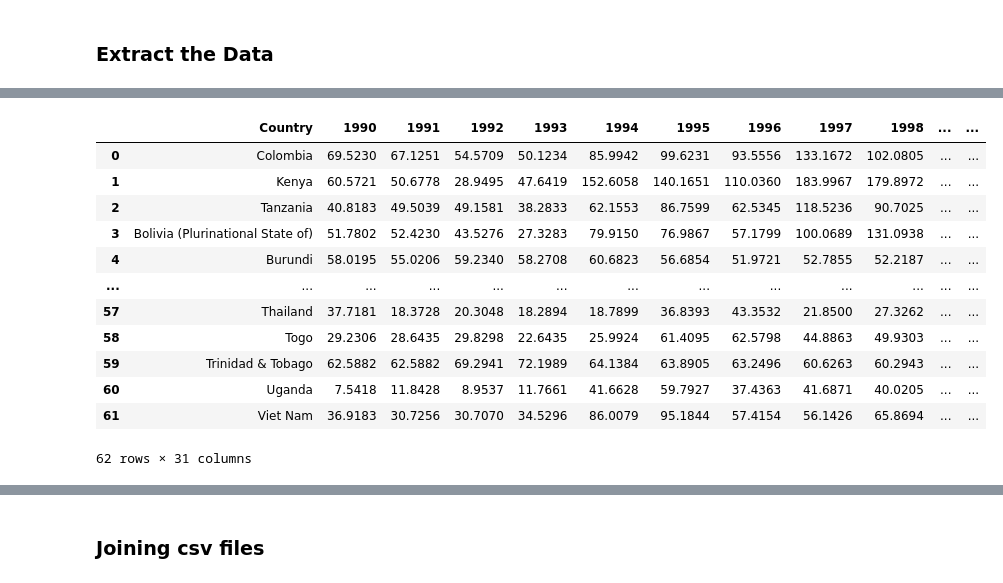
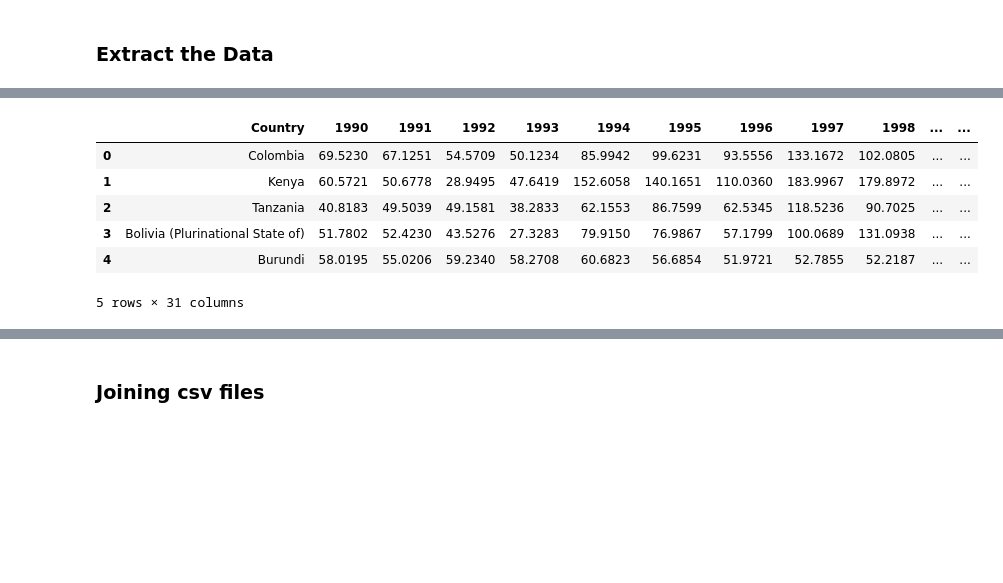
Before and after one commit to SandraBotica/Project-3, a Jupyter notebook: coffee_data.ipynb, the cells around one changed output, grey strips where cells are left out. Cells and saved outputs as stored; diff of their text form; code cells hidden in the pictures; blank space fills up the shorter version.

```diff
--- a/coffee_data.ipynb
+++ b/coffee_data.ipynb
@@ -96,22 +51,16 @@ exports_df.to_csv(("Resources/exports.csv"))
 # %%
 # Read the 'Prices paid to growers in exporting countries' data into a Pandas DataFrame
 prices_paid_to_growers_df = pd.read_excel(r'cleaned_resources/Prices_paid_to_growers.xlsx', engine='openpyxl')
 prices_paid_to_growers_df = prices_paid_to_growers_df.drop(labels=[62,63,64,65,66,67], axis =0)
-prices_paid_to_growers_df
+prices_paid_to_growers_df.head()
 # %% [output]
 |  | Country | 1990 | 1991 | 1992 | 1993 | 1994 | 1995 | 1996 | 1997 | 1998 | ... | ... |
 | 0 | Colombia | 69.5230 | 67.1251 | 54.5709 | 50.1234 | 85.9942 | 99.6231 | 93.5556 | 133.1672 | 102.0805 | ... | ... |
 | 1 | Kenya | 60.5721 | 50.6778 | 28.9495 | 47.6419 | 152.6058 | 140.1651 | 110.0360 | 183.9967 | 179.8972 | ... | ... |
 | 2 | Tanzania | 40.8183 | 49.5039 | 49.1581 | 38.2833 | 62.1553 | 86.7599 | 62.5345 | 118.5236 | 90.7025 | ... | ... |
 | 3 | Bolivia (Plurinational State of) | 51.7802 | 52.4230 | 43.5276 | 27.3283 | 79.9150 | 76.9867 | 57.1799 | 100.0689 | 131.0938 | ... | ... |
 | 4 | Burundi | 58.0195 | 55.0206 | 59.2340 | 58.2708 | 60.6823 | 56.6854 | 51.9721 | 52.7855 | 52.2187 | ... | ... |
-| ... | ... | ... | ... | ... | ... | ... | ... | ... | ... | ... | ... | ... |
-| 57 | Thailand | 37.7181 | 18.3728 | 20.3048 | 18.2894 | 18.7899 | 36.8393 | 43.3532 | 21.8500 | 27.3262 | ... | ... |
-| 58 | Togo | 29.2306 | 28.6435 | 29.8298 | 22.6435 | 25.9924 | 61.4095 | 62.5798 | 44.8863 | 49.9303 | ... | ... |
-| 59 | Trinidad & Tobago | 62.5882 | 62.5882 | 69.2941 | 72.1989 | 64.1384 | 63.8905 | 63.2496 | 60.6263 | 60.2943 | ... | ... |
-| 60 | Uganda | 7.5418 | 11.8428 | 8.9537 | 11.7661 | 41.6628 | 59.7927 | 37.4363 | 41.6871 | 40.0205 | ... | ... |
-| 61 | Viet Nam | 36.9183 | 30.7256 | 30.7070 | 34.5296 | 86.0079 | 95.1844 | 57.4154 | 56.1426 | 65.8694 | ... | ... |
-62 rows × 31 columns
+5 rows × 31 columns
 # %%
 # prices_paid_to_growers_df=pd.melt(prices_paid_to_growers_df, id_vars = "Country", var_name= "Year", value_name="Growers_Price")
 # prices_paid_to_growers_df
```
Also changed, not shown: parts of 27 cells of this notebook, 5 other files.
